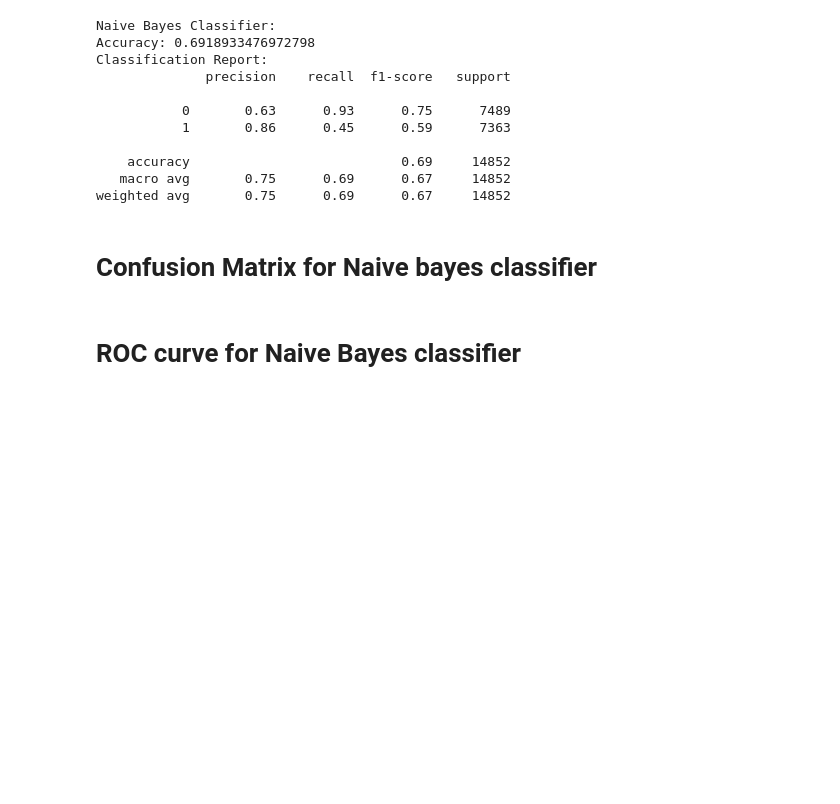
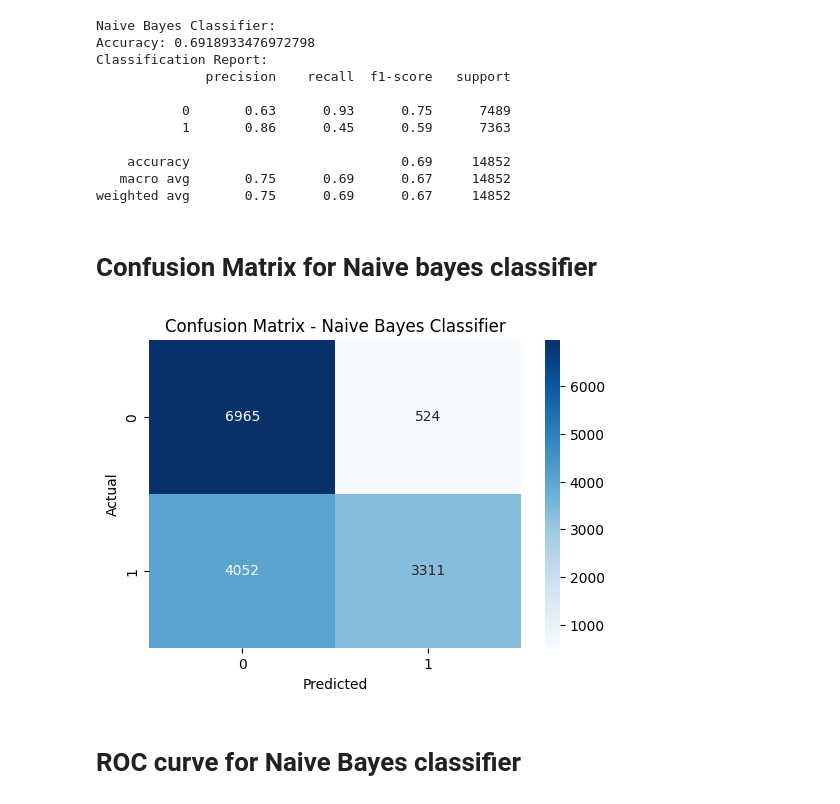
Before and after one commit to thenukii/ML-CW, a Jupyter notebook: Copy_of_DataPreProcessing.ipynb, the cells around one changed output. Saved outputs shown, nothing was run; the diff lists cells and outputs as text; code cells hidden in the pictures; blank space fills up the shorter version.

Commit message:
made some changes in confusion matrix

```diff
--- a/Copy_of_DataPreProcessing.ipynb
+++ b/Copy_of_DataPreProcessing.ipynb
@@ -610,16 +613,21 @@ weighted avg       0.75      0.69      0.67     14852
 # %% [markdown]
 # Confusion Matrix for Naive bayes classifier
 # %%
+from sklearn.metrics import roc_curve, roc_auc_score
+from sklearn.metrics import confusion_matrix
+
 # Compute confusion matrix for Naive Bayes classifier
 nb_cm = confusion_matrix(y_test, nb_predictions)
 
 # Plot confusion matrix for Naive Bayes classifier
-plt.figure(figsize=(8, 6))
+plt.figure(figsize=(6, 4))
 sns.heatmap(nb_cm, annot=True, fmt="d", cmap="Blues", xticklabels=nb_classifier.classes_, yticklabels=nb_classifier.classes_)
 plt.title("Confusion Matrix - Naive Bayes Classifier")
 plt.xlabel("Predicted")
 plt.ylabel("Actual")
 plt.show()
+# %% [output]
+[figure, added]
 # %% [markdown]
 # ROC curve for Naive Bayes classifier
 # %%
```
Also changed, not shown: parts of 4 cells of this notebook.
